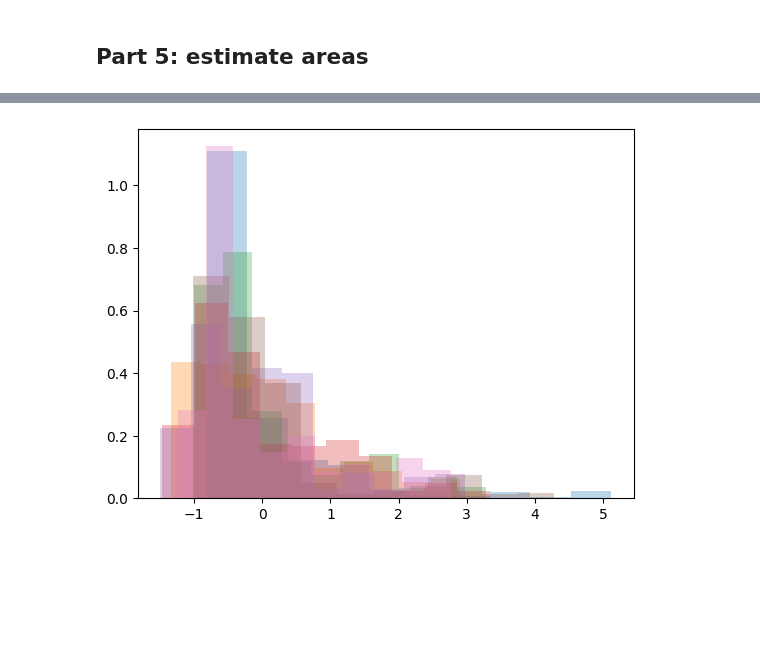
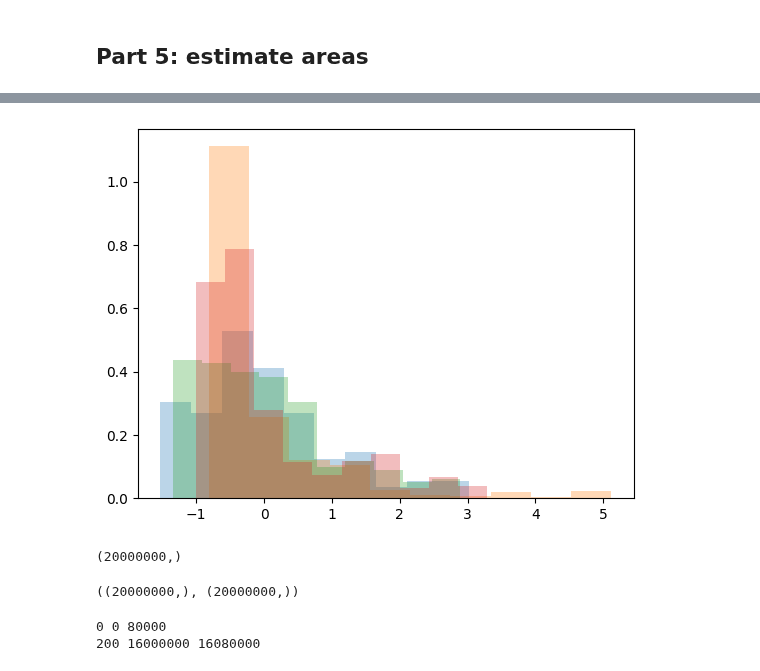
Before and after one commit to VldKnd/conditional_quantile_function, a Jupyter notebook: poc/Section5.ipynb, the cells around one changed output, grey strips where cells are left out. Cells and saved outputs as stored; diff of their text form; code cells hidden in the pictures; blank space fills up the shorter version.

```diff
--- a/poc/Section5.ipynb
+++ b/poc/Section5.ipynb
@@ -91,7 +88,13 @@ dataset_name = "scm1d"
 dataset_name = "rf1"
 
 ds = get_dataset_split(name=dataset_name, seed=seed, n_train=5125)
-#print(ds)
+ds.Y_train = ds.Y_train[:, :4]
+ds.Y_test = ds.Y_test[:, :4]
+ds.Y_cal = ds.Y_cal[:, :4]
+
+ds.X_train = ds.X_train[:, :16]
+ds.X_test = ds.X_test[:, :16]
+ds.X_cal = ds.X_cal[:, :16]
 # %%
 from sklearn.linear_model import LinearRegression
 from sklearn.ensemble import RandomForestRegressor, VotingRegressor
@@ -340,13 +351,15 @@ ds.Y_test[0], Y_test_sampled[0]
 # %%
 plt.figure()
+plt.hist(ds.Y_test[:, 0], label='Test', alpha=0.3, density=True)
 plt.hist(ds.Y_test[:, 1], label='Test', alpha=0.3, density=True)
 plt.hist(ds.Y_test[:, 2], label='Test', alpha=0.3, density=True)
 plt.hist(ds.Y_test[:, 3], label='Test', alpha=0.3, density=True)
-plt.hist(ds.Y_test[:, 4], label='Test', alpha=0.3, density=True)
-plt.hist(ds.Y_test[:, 5], label='Test', alpha=0.3, density=True)
-plt.hist(ds.Y_test[:, 6], label='Test', alpha=0.3, density=True)
-plt.hist(ds.Y_test[:, 7], label='Test', alpha=0.3, density=True)
+# plt.hist(ds.Y_test[:, 3], label='Test', alpha=0.3, density=True)
+# plt.hist(ds.Y_test[:, 4], label='Test', alpha=0.3, density=True)
+# plt.hist(ds.Y_test[:, 5], label='Test', alpha=0.3, density=True)
+# plt.hist(ds.Y_test[:, 6], label='Test', alpha=0.3, density=True)
+# plt.hist(ds.Y_test[:, 7], label='Test', alpha=0.3, density=True)
 # plt.hist(Y_test_sampled[:, 1], label='Samples for areas', alpha=0.3, density=True)
 plt.show()
 # %% [output]
-[figure, old version]
+[figure, new version]
@@ -358,13 +366,10 @@ plt.show()
 # %%
 is_covered_sampled_51b = np.zeros(ds.n_test * n_samples)
-quantiles_test_sampled = np.zeros((ds.n_test * n_samples, ds.n_outputs))
+quantiles_test_sampled = np.zeros((ds.n_test * n_samples, 4))
 print(is_covered_sampled_51b.shape)
 for i in tqdm(range(ds.n_test)):
     start = i * n_samples
     stop = (i + 1) * n_samples
-    #if i % 200 == 0:
-    #    print(i, start, stop)
-    # t = _get_coverage_otcp(quantiles_test_sampled[start:stop], mu, psi, q_hat_otcp)
     quantiles_test_sampled[start:stop] = \
         reg.predict_quantile(X_test_sampled[start:stop], Y_test_sampled[start:stop])
     is_covered_sampled_51b[start:stop] = \
@@ -374,3 +379,6 @@ for i in tqdm(range(ds.n_test)):
 is_covered_sampled_51a = np.linalg.norm(quantiles_test_sampled, axis=1) <= threshold_51a
 
 is_covered_sampled_51a.shape, is_covered_sampled_51b.shape
+# %% [output]
+(20000000,)
+((20000000,), (20000000,))
@@ -384,7 +390,6 @@ _compute_batch_hessian = torch.vmap(func=hessian(reg.model.potential_network, ar
                                    in_dims=0, chunk_size=8192)
 
 log_det_hessians_test_samples = np.zeros(ds.n_test * n_samples)
-reg.model.cuda()
 for i in tqdm(range(ds.n_test // 8)):
     start = i * n_samples * 8
     stop = (i + 1) * n_samples * 8
@@ -392,13 +397,16 @@ for i in tqdm(range(ds.n_test // 8)):
         print(i, start, stop)
 
     _hessians = _compute_batch_hessian(
-        torch.tensor(X_test_sampled[start:stop], device="cuda:0"),
-        torch.tensor(Y_test_sampled[start:stop], device="cuda:0")
+        torch.tensor(X_test_sampled[start:stop]),
+        torch.tensor(Y_test_sampled[start:stop])
     )[:, 0].detach()
 
     log_det_hessians_test_samples[start:stop] = \
-        torch.logdet(_hessians).detach().numpy(force=True)
+        torch.logdet(_hessians).squeeze().detach().numpy(force=True)
 
     if i > 0 and i % 100 == 0:
         gc.collect()
-reg.model.cpu()
+_ = reg.model.cpu()
+# %% [output]
+0 0 80000
+200 16000000 16080000
```
Also changed, not shown: parts of 42 cells of this notebook, 2 other files.
